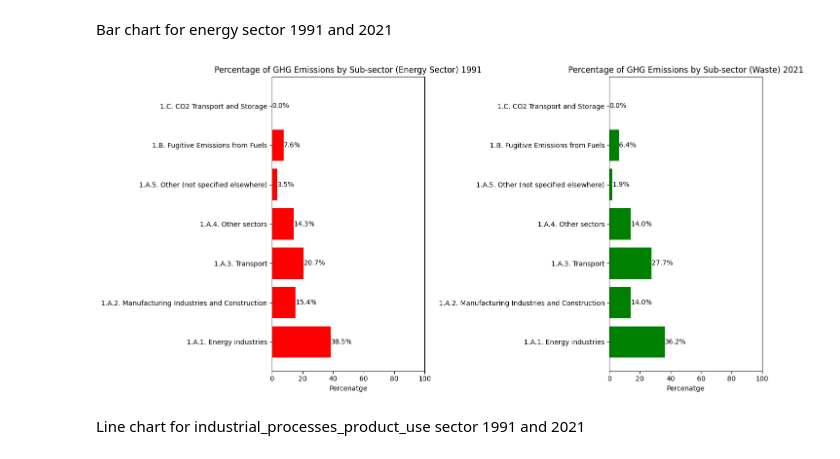
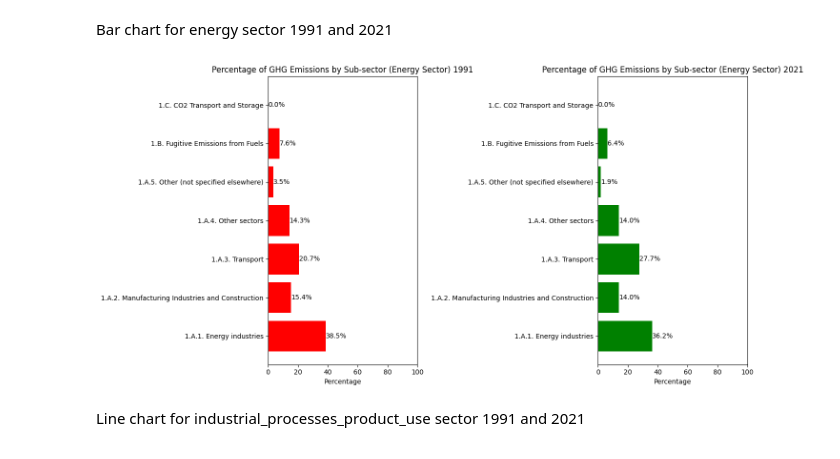
Before and after one commit to ElizabethGLiz/ClimateChangeAnalysis, a Jupyter notebook: green_house_gas_analysis.ipynb, the cells around one changed output. Saved outputs shown, nothing was run; the diff lists cells and outputs as text; code cells hidden in the pictures.

```diff
--- a/green_house_gas_analysis.ipynb
+++ b/green_house_gas_analysis.ipynb
@@ -430,48 +425,54 @@ fig.show()
 Bar chart for energy sector 1991 and 2021
 # %%
 
-#  Bar chart for the GHS emissions comparison for the  sub-sector " energy sector" between  the year 1991 and 2021
+# Bar chart for the GHG emissions comparison for the sub-sector "energy sector" between the year 1991 and 2021
+
+# Extract total emissions for the energy sector in 1991 and 2021
 total_emissions_1991_energy_sector = ghg_emissions_sector_1991_energy_sector_df.loc[0,"1991"]
-total_emissions_1991_energy_sector
-total_emissions_2021_energy_sector= ghg_emissions_sector_2021_energy_sector_df.loc[0,"2021"]
-total_emissions_2021_energy_sector
+total_emissions_2021_energy_sector = ghg_emissions_sector_2021_energy_sector_df.loc[0,"2021"]
+
+# Calculate percentage of emissions for each sub-sector in 1991
 for i in range(len(ghg_emissions_sector_1991_energy_sector_df)):
-    ghg_emissions_sector_1991_energy_sector_df.loc[i, "Percentage"] = (ghg_emissions_sector_1991_energy_sector_df.loc[i, "1991"]/ total_emissions_1991_energy_sector) * 100
+    ghg_emissions_sector_1991_energy_sector_df.loc[i, "Percentage"] = (ghg_emissions_sector_1991_energy_sector_df.loc[i, "1991"] / total_emissions_1991_energy_sector) * 100
 
+# Calculate percentage of emissions for each sub-sector in 2021
 for i in range(len(ghg_emissions_sector_2021_energy_sector_df)):
-    ghg_emissions_sector_2021_energy_sector_df.loc[i, "Percentage"] = (ghg_emissions_sector_2021_energy_sector_df.loc[i, "2021"]/ total_emissions_2021_energy_sector) * 100
+    ghg_emissions_sector_2021_energy_sector_df.loc[i, "Percentage"] = (ghg_emissions_sector_2021_energy_sector_df.loc[i, "2021"] / total_emissions_2021_energy_sector) * 100
 
+# Create the figure and subplots
 plt.figure(figsize=(14, 7))
-plt.subplot(1,2,1)
+plt.subplot(1, 2, 1)
 
-labels = ghg_emissions_sector_1991_energy_sector_df["GHG emissions, kt CO2 equivalent"][1:]
-sizes = ghg_emissions_sector_1991_energy_sector_df["Percentage"][1:]
-bars = plt.barh(labels, sizes, color='red')
-plt.xlabel("Percenatge")
-
+# Plot for 1991
+labels_1991 = ghg_emissions_sector_1991_energy_sector_df["GHG emissions, kt CO2 equivalent"][1:]
+sizes_1991 = ghg_emissions_sector_1991_energy_sector_df["Percentage"][1:]
+bars_1991 = plt.barh(labels_1991, sizes_1991, color='red')
+plt.xlabel("Percentage")
 plt.title('Percentage of GHG Emissions by Sub-sector (Energy Sector) 1991')
 plt.xlim(0, 100)
-# Annotate each bar with its percentage value for both plots
 
-for bar, size in zip(bars, sizes):
-    plt.text(bar.get_width(), bar.get_y() + bar.get_height() / 2, f'{size:.1f}%',
-             va='center', ha='left')
-plt.subplot(1,2,2)
-lables = ghg_emissions_sector_2021_energy_sector_df["GHG emissions, kt CO2 equivalent"][1:]
-sizes = ghg_emissions_sector_2021_energy_sector_df["Percentage"][1:]
-bars = plt.barh(labels, sizes, color='green')
-plt.xlabel("Percenatge")
-plt.title('Percentage of GHG Emissions by Sub-sector (Waste) 2021')
-# Annotate each bar with its percentage value for both plots
+# Annotate each bar with its percentage value for 1991
+for bar, size in zip(bars_1991, sizes_1991):
+    plt.text(bar.get_width(), bar.get_y() + bar.get_height() / 2, f'{size:.1f}%', va='center', ha='left')
 
-for bar, size in zip(bars, sizes):
-    plt.text(bar.get_width(), bar.get_y() + bar.get_height() / 2, f'{size:.1f}%',
-             va='center', ha='left')
+# Plot for 2021
+plt.subplot(1, 2, 2)
+labels_2021 = ghg_emissions_sector_2021_energy_sector_df["GHG emissions, kt CO2 equivalent"][1:]
+sizes_2021 = ghg_emissions_sector_2021_energy_sector_df["Percentage"][1:]
+bars_2021 = plt.barh(labels_2021, sizes_2021, color='green')
+plt.xlabel("Percentage")
+plt.title('Percentage of GHG Emissions by Sub-sector (Energy Sector) 2021')
 plt.xlim(0, 100)
+
+# Annotate each bar with its percentage value for 2021
+for bar, size in zip(bars_2021, sizes_2021):
+    plt.text(bar.get_width(), bar.get_y() + bar.get_height() / 2, f'{size:.1f}%', va='center', ha='left')
+
+# Adjust layout and display plot
 plt.tight_layout()
 plt.show()
 # %% [output]
-[figure, old version]
+[figure, new version]
 # %%
 # Create a visualization for the  correlation between Percentage of GHG Emissions by Energy Sector sub-sector (1991 vs 2021)
 
```
Also changed, not shown: parts of 6 cells of this notebook, 2 other files.
